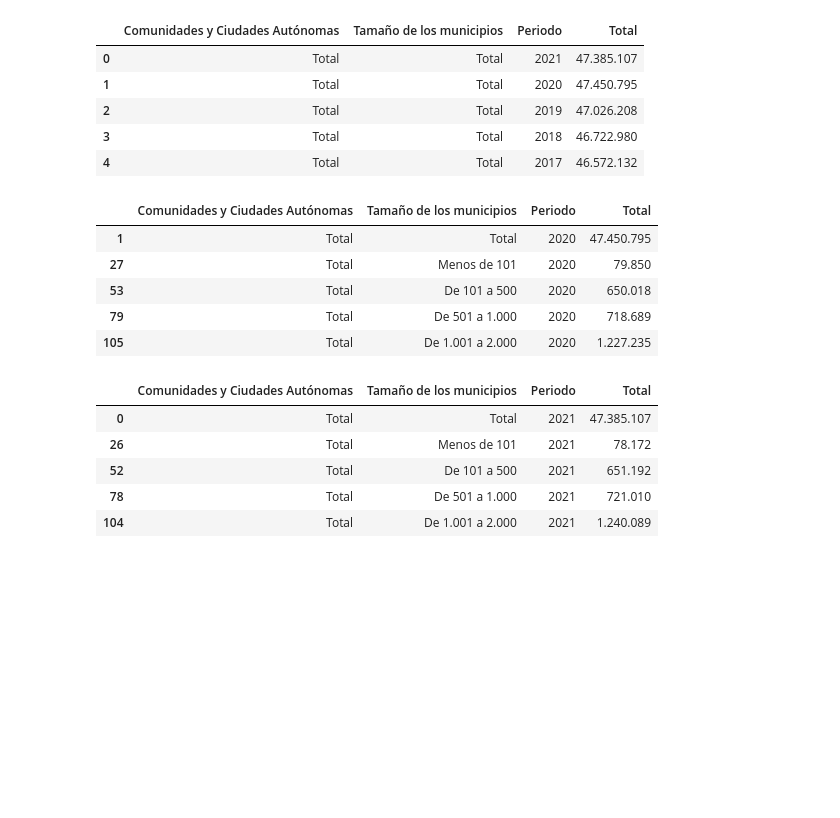
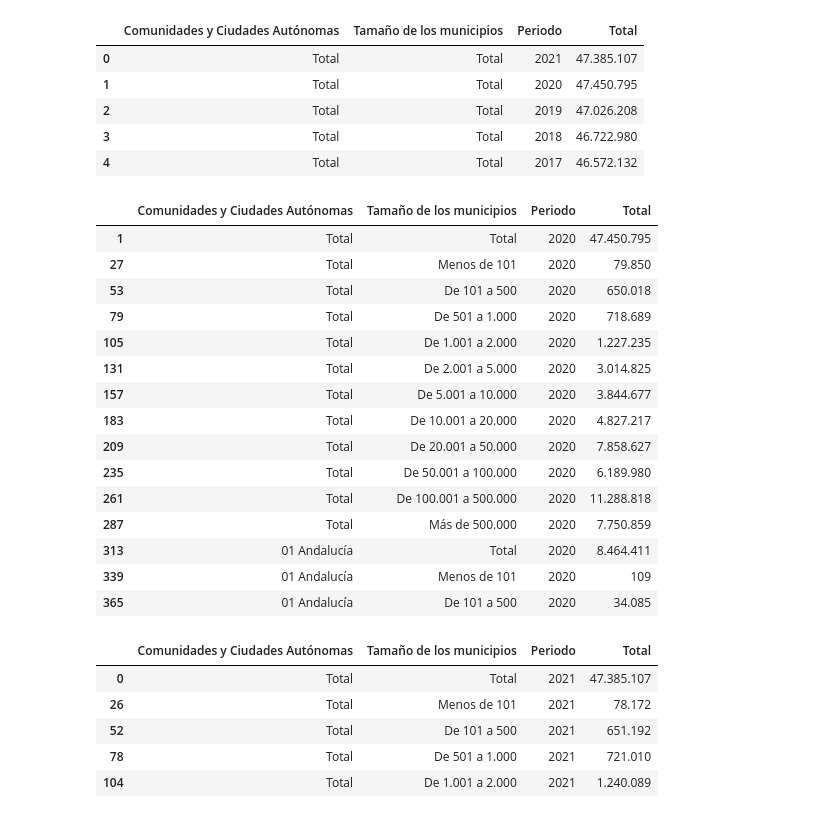
Before and after one commit to jor-arrgar/EDA_project, a Jupyter notebook: Scripts/Datasets/Utiles/incidencia_covid.ipynb, the cells around one changed output. Cells and saved outputs as stored; diff of their text form; code cells hidden in the pictures; blank space fills up the shorter version.

```diff
--- a/Scripts/Datasets/Utiles/incidencia_covid.ipynb
+++ b/Scripts/Datasets/Utiles/incidencia_covid.ipynb
@@ -97,14 +97,24 @@ poblacion_ccaa.head()
 poblacion_2020 = poblacion_ccaa[poblacion_ccaa['Periodo'] == 2020]
 poblacion_2021 = poblacion_ccaa[poblacion_ccaa['Periodo'] == 2021]
 # %%
-poblacion_2020.head()
+poblacion_2020.head(15)
 # %% [output]
 |  | Comunidades y Ciudades Autónomas | Tamaño de los municipios | Periodo | Total |
 | 1 | Total | Total | 2020 | 47.450.795 |
 | 27 | Total | Menos de 101 | 2020 | 79.850 |
 | 53 | Total | De 101 a 500 | 2020 | 650.018 |
 | 79 | Total | De 501 a 1.000 | 2020 | 718.689 |
 | 105 | Total | De 1.001 a 2.000 | 2020 | 1.227.235 |
+| 131 | Total | De 2.001 a 5.000 | 2020 | 3.014.825 |
+| 157 | Total | De 5.001 a 10.000 | 2020 | 3.844.677 |
+| 183 | Total | De 10.001 a 20.000 | 2020 | 4.827.217 |
+| 209 | Total | De 20.001 a 50.000 | 2020 | 7.858.627 |
+| 235 | Total | De 50.001 a 100.000 | 2020 | 6.189.980 |
+| 261 | Total | De 100.001 a 500.000 | 2020 | 11.288.818 |
+| 287 | Total | Más de 500.000 | 2020 | 7.750.859 |
+| 313 | 01 Andalucía | Total | 2020 | 8.464.411 |
+| 339 | 01 Andalucía | Menos de 101 | 2020 | 109 |
+| 365 | 01 Andalucía | De 101 a 500 | 2020 | 34.085 |
 # %%
 poblacion_2021.head()
 # %% [output]
```
Also changed, not shown: parts of 12 cells of this notebook.
